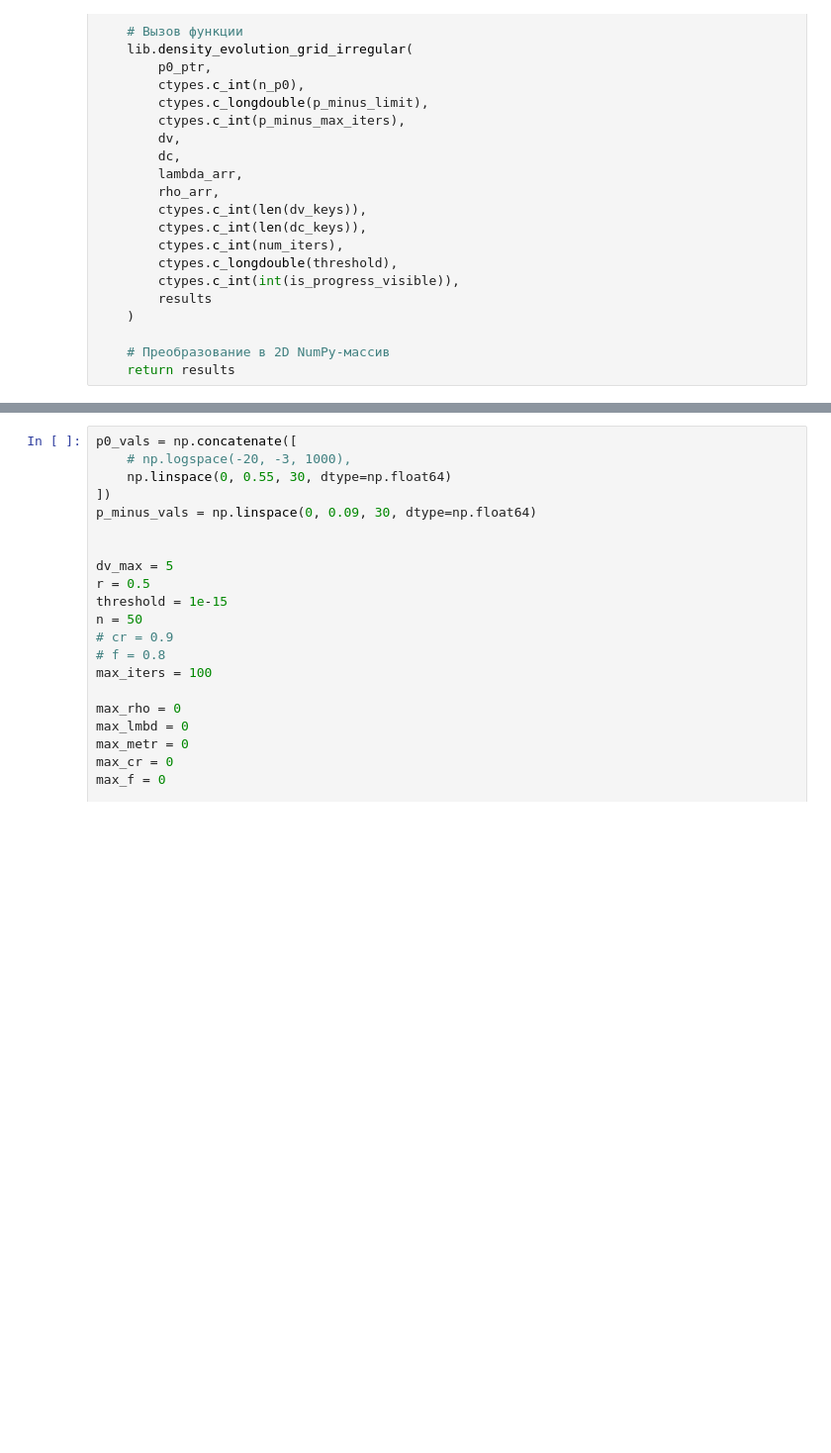
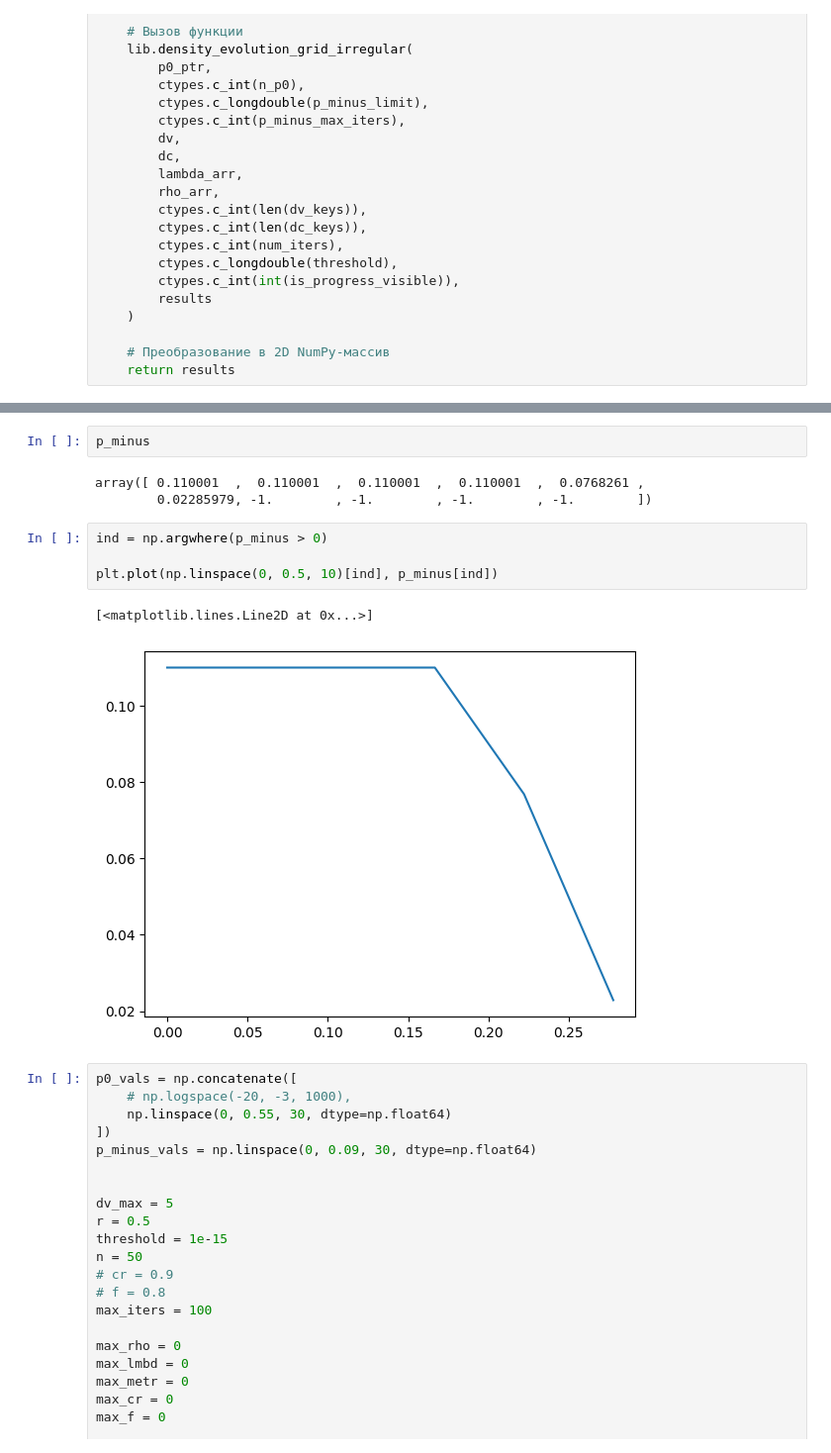
Before and after one commit to FuIluha/ldpc-for-flash-memory, a Jupyter notebook: DE_MinSum_BEC/differential_evolution_lambda.ipynb, the cells around one changed output, grey strips where cells are left out. Shown at 99% size. Saved outputs shown, nothing was run; the diff lists cells and outputs as text; blank space fills up the shorter version.

```diff
--- a/DE_MinSum_BEC/differential_evolution_lambda.ipynb
+++ b/DE_MinSum_BEC/differential_evolution_lambda.ipynb
@@ -140,3 +198,15 @@ def density_evolution_grid_irregular(p0_vals, p_minus_limit, p_minus_max_iters,
+# %%
+p_minus
+# %% [output]
+array([ 0.110001  ,  0.110001  ,  0.110001  ,  0.110001  ,  0.0768261 ,
+        0.02285979, -1.        , -1.        , -1.        , -1.        ])
+# %%
+ind = np.argwhere(p_minus > 0)
+
+plt.plot(np.linspace(0, 0.5, 10)[ind], p_minus[ind])
+# %% [output]
+[<matplotlib.lines.Line2D at 0x...>]
+[figure, added]
 # %%
 p0_vals = np.concatenate([
     # np.logspace(-20, -3, 1000),
```
Also changed, not shown: parts of 6 cells of this notebook, 9 other files.
